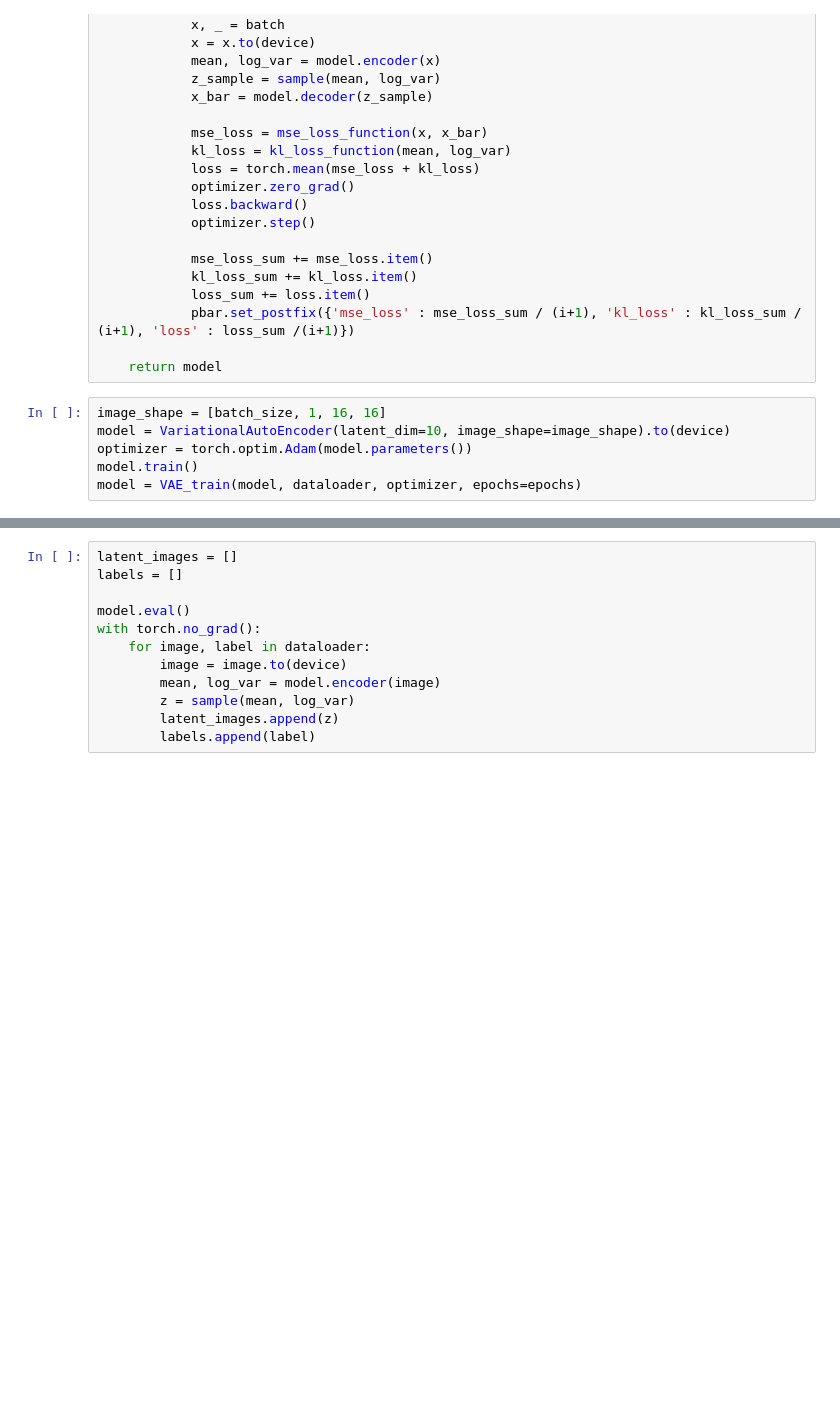
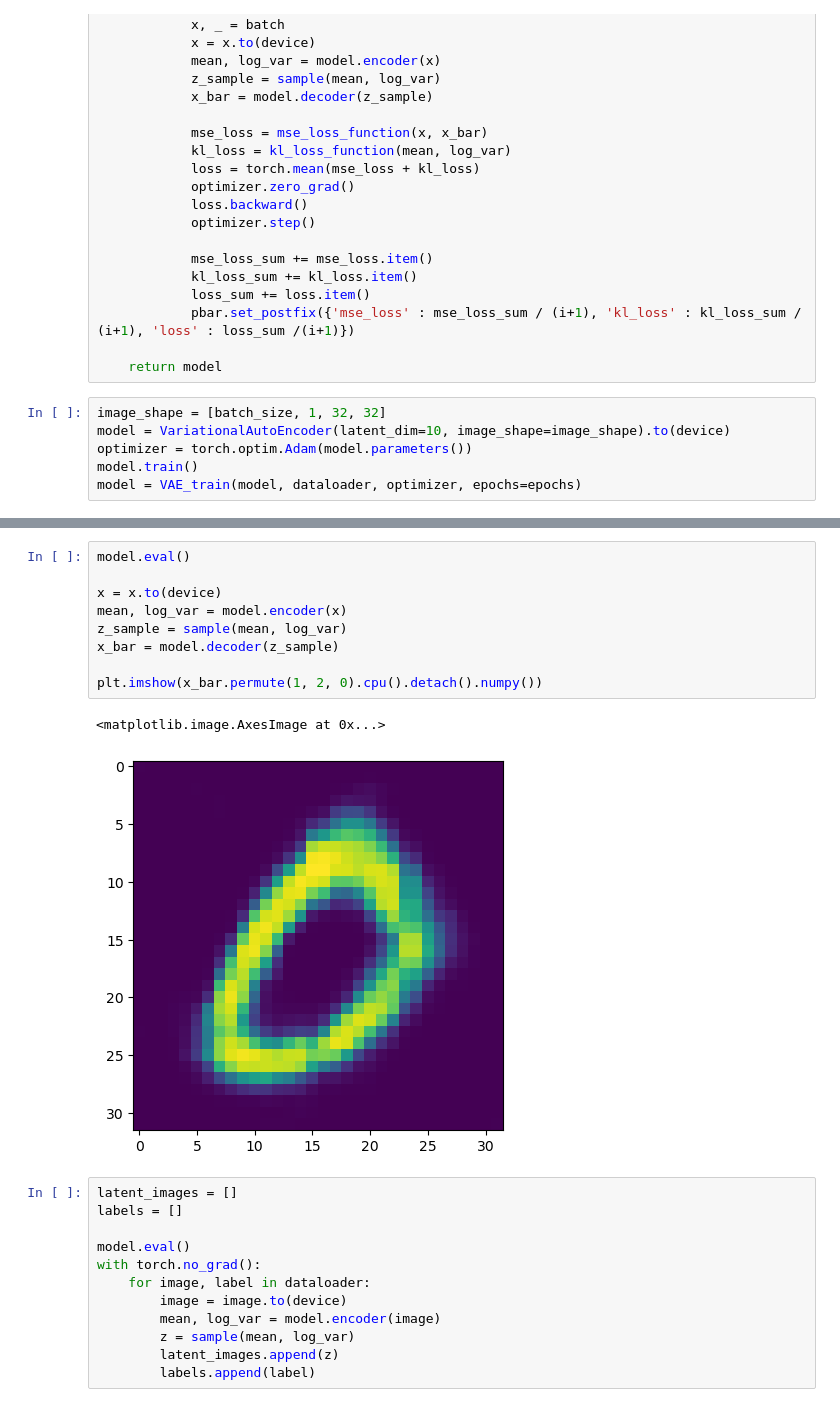
Before and after one commit to azcarriqui77/diffusion_models, a Jupyter notebook: ldp/prueba.ipynb, the cells around one changed output, grey strips where cells are left out. Cells and saved outputs as stored; diff of their text form; blank space fills up the shorter version.

```diff
--- a/ldp/prueba.ipynb
+++ b/ldp/prueba.ipynb
@@ -81,7 +49,7 @@ def VAE_train(model, dataloader, optimizer, epochs):
 
     return model
 # %%
-image_shape = [batch_size, 1, 16, 16]
+image_shape = [batch_size, 1, 32, 32]
 model = VariationalAutoEncoder(latent_dim=10, image_shape=image_shape).to(device)
 optimizer = torch.optim.Adam(model.parameters())
 model.train()
@@ -89,3 +65,15 @@ model = VAE_train(model, dataloader, optimizer, epochs=epochs)
+# %%
+model.eval()
+
+x = x.to(device)
+mean, log_var = model.encoder(x)
+z_sample = sample(mean, log_var)
+x_bar = model.decoder(z_sample)
+
+plt.imshow(x_bar.permute(1, 2, 0).cpu().detach().numpy())
+# %% [output]
+<matplotlib.image.AxesImage at 0x...>
+[figure, added]
 # %%
 latent_images = []
 labels = []
```
Also changed, not shown: parts of 2 cells of this notebook, 1 other file.
